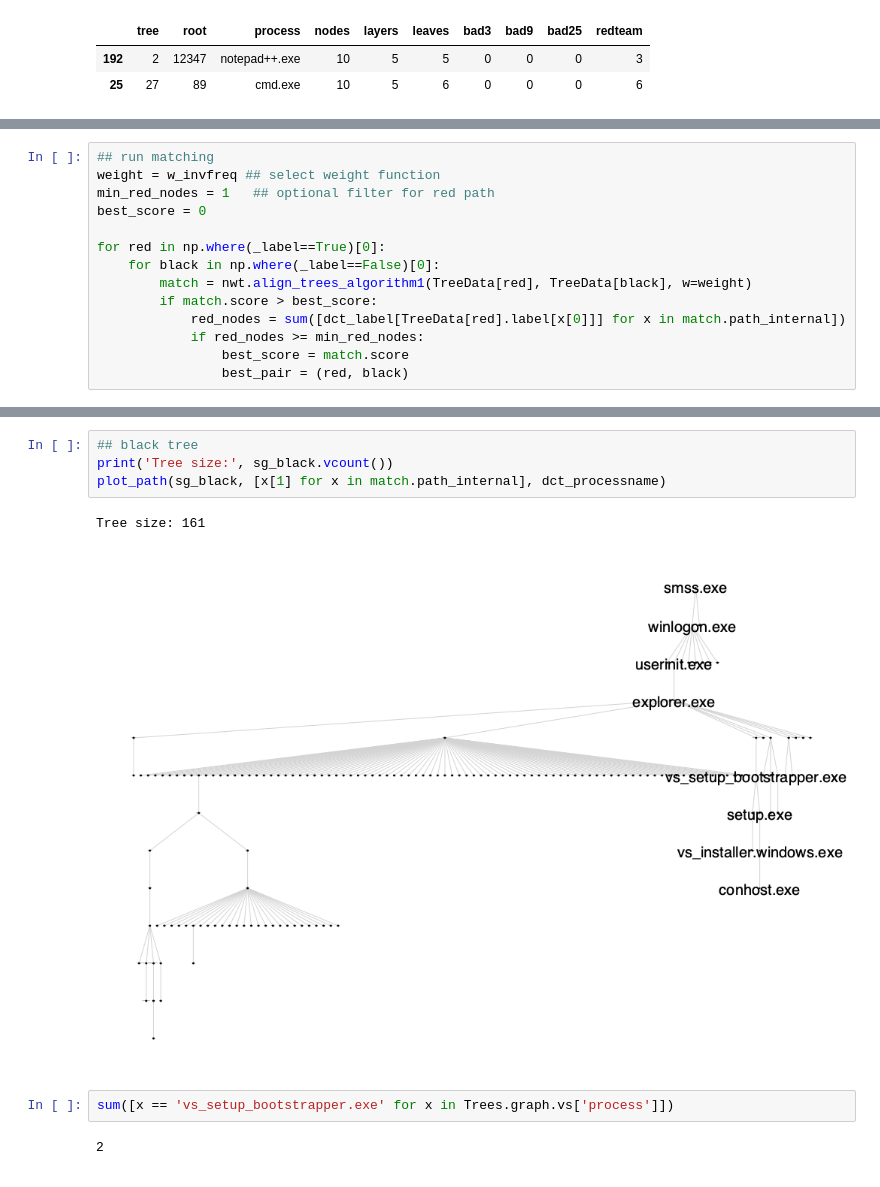
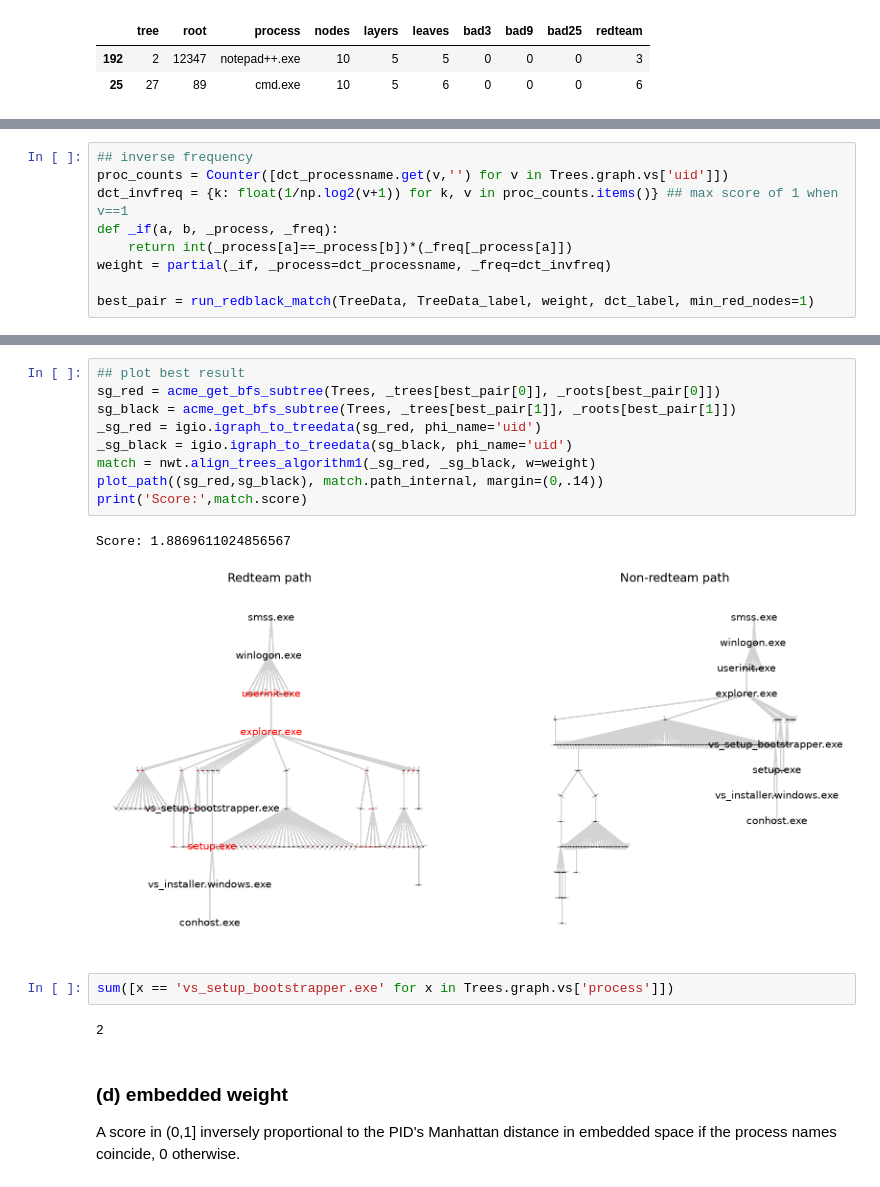
Before and after one commit to ftheberge/Matching_Experiments, a Jupyter notebook: ACME4/process_trees_scoring.ipynb, the cells around one changed output, grey strips where cells are left out. Saved outputs shown, nothing was run; the diff lists cells and outputs as text.

```diff
--- a/ACME4/process_trees_scoring.ipynb
+++ b/ACME4/process_trees_scoring.ipynb
@@ -180,14 +202,9 @@ Counter({np.False_: 144, np.True_: 32})
 # %%
-## run matching
-weight = w_invfreq ## select weight function
-min_red_nodes = 1   ## optional filter for red path
-best_score = 0
+## inverse frequency
+proc_counts = Counter([dct_processname.get(v,'') for v in Trees.graph.vs['uid']])
+dct_invfreq = {k: float(1/np.log2(v+1)) for k, v in proc_counts.items()} ## max score of 1 when v==1
+def _if(a, b, _process, _freq):
+    return int(_process[a]==_process[b])*(_freq[_process[a]])
+weight = partial(_if, _process=dct_processname, _freq=dct_invfreq)
 
-for red in np.where(_label==True)[0]:
-    for black in np.where(_label==False)[0]:
-        match = nwt.align_trees_algorithm1(TreeData[red], TreeData[black], w=weight)
-        if match.score > best_score:
-            red_nodes = sum([dct_label[TreeData[red].label[x[0]]] for x in match.path_internal])
-            if red_nodes >= min_red_nodes:
-                best_score = match.score
-                best_pair = (red, black)
+best_pair = run_redblack_match(TreeData, TreeData_label, weight, dct_label, min_red_nodes=1)
@@ -210,11 +211,20 @@ Tree size: 106
-# %%
-## black tree
-print('Tree size:', sg_black.vcount())
-plot_path(sg_black, [x[1] for x in match.path_internal], dct_processname)
-# %% [output]
-Tree size: 161
-[figure, removed]
+# %%
+## plot best result
+sg_red = acme_get_bfs_subtree(Trees, _trees[best_pair[0]], _roots[best_pair[0]])
+sg_black = acme_get_bfs_subtree(Trees, _trees[best_pair[1]], _roots[best_pair[1]])
+_sg_red = igio.igraph_to_treedata(sg_red, phi_name='uid')
+_sg_black = igio.igraph_to_treedata(sg_black, phi_name='uid')
+match = nwt.align_trees_algorithm1(_sg_red, _sg_black, w=weight)
+plot_path((sg_red,sg_black), match.path_internal, margin=(0,.14))
+print('Score:',match.score)
+# %% [output]
+Score: 1.8869611024856567
+[figure, added]
 # %%
 sum([x == 'vs_setup_bootstrapper.exe' for x in Trees.graph.vs['process']])
 # %% [output]
 2
+# %% [markdown]
+### (d) embedded weight
+
+A score in (0,1] inversely proportional to the PID's Manhattan distance in embedded space if the process names coincide, 0 otherwise.
```
Also changed, not shown: parts of 27 cells of this notebook, 1 other file.
